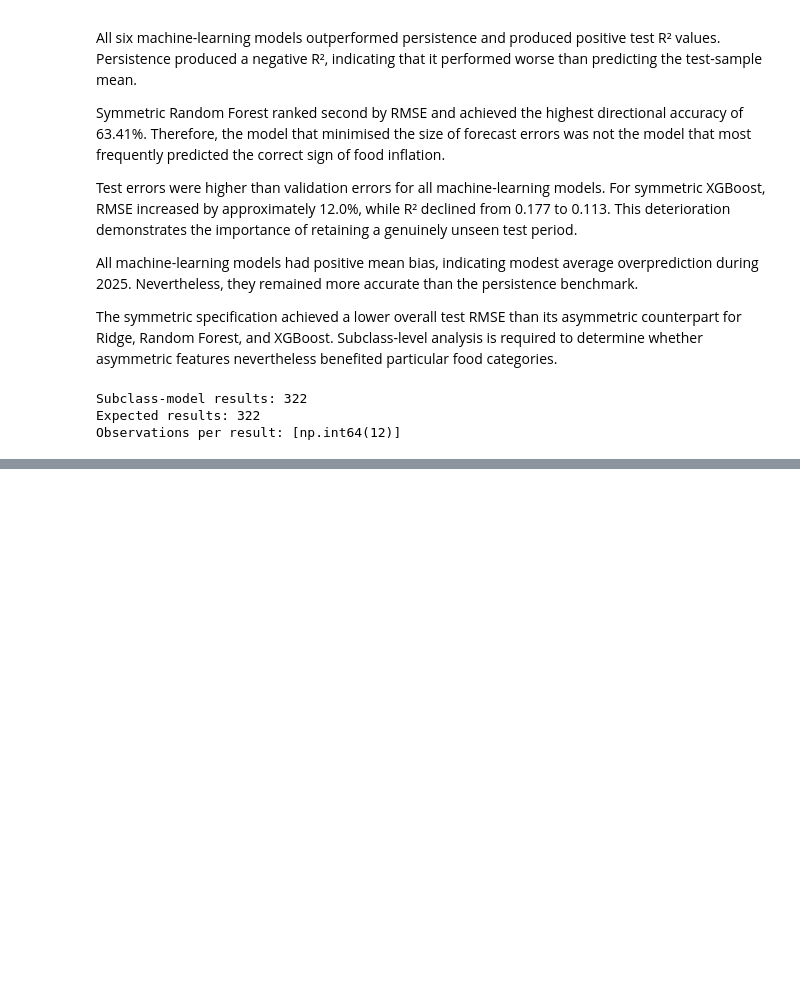
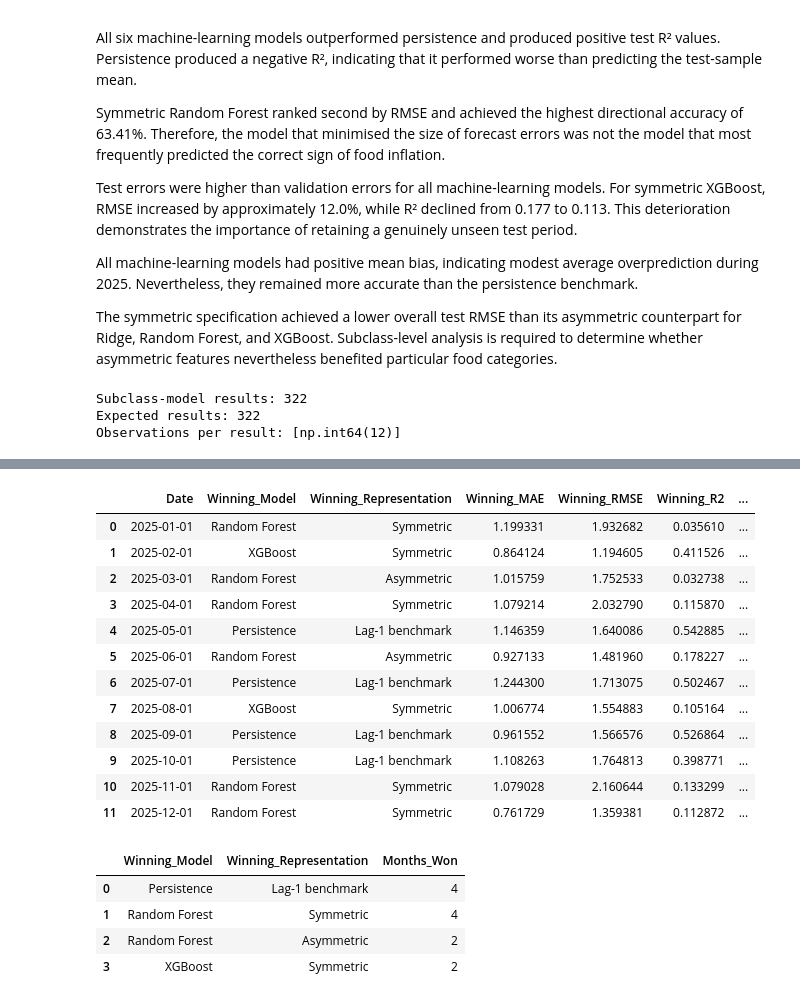
Before and after one commit to MasindiManaga/ERPT_ML_Research, a Jupyter notebook: notebooks/09_Machine_Learning_Evaluation_and_Comparison.ipynb, the cells around one changed output, grey strips where cells are left out. Saved outputs shown, nothing was run; the diff lists cells and outputs as text; code cells hidden in the pictures; blank space fills up the shorter version.

```diff
--- a/notebooks/09_Machine_Learning_Evaluation_and_Comparison.ipynb
+++ b/notebooks/09_Machine_Learning_Evaluation_and_Comparison.ipynb
@@ -706,0 +757,66 @@ Largest asymmetric improvements:
+# %%
+# identify the lowest-RMSE forecast in each month
+monthly_winners = (
+    monthly_model_results.sort_values(
+        ["Date", "RMSE", "MAE"]
+    )
+    .drop_duplicates(subset=["Date"], keep="first")
+    .rename(
+        columns={
+            "Model": "Winning_Model",
+            "Representation": "Winning_Representation",
+            "MAE": "Winning_MAE",
+            "RMSE": "Winning_RMSE",
+            "R2": "Winning_R2",
+            "Directional_Accuracy_Pct": (
+                "Winning_Directional_Accuracy_Pct"
+            ),
+        }
+    )
+    [
+        [
+            "Date",
+            "Winning_Model",
+            "Winning_Representation",
+            "Winning_MAE",
+            "Winning_RMSE",
+            "Winning_R2",
+            "Winning_Directional_Accuracy_Pct",
+        ]
+    ]
+    .sort_values("Date")
+    .reset_index(drop=True)
+)
+
+monthly_winner_summary = (
+    monthly_winners.groupby(
+        ["Winning_Model", "Winning_Representation"],
+        as_index=False,
+    )
+    .size()
+    .rename(columns={"size": "Months_Won"})
+    .sort_values("Months_Won", ascending=False)
+    .reset_index(drop=True)
+)
+
+display(monthly_winners)
+display(monthly_winner_summary)
+# %% [output]
+|  | Date | Winning_Model | Winning_Representation | Winning_MAE | Winning_RMSE | Winning_R2 | ... |
+| 0 | 2025-01-01 | Random Forest | Symmetric | 1.199331 | 1.932682 | 0.035610 | ... |
+| 1 | 2025-02-01 | XGBoost | Symmetric | 0.864124 | 1.194605 | 0.411526 | ... |
+| 2 | 2025-03-01 | Random Forest | Asymmetric | 1.015759 | 1.752533 | 0.032738 | ... |
+| 3 | 2025-04-01 | Random Forest | Symmetric | 1.079214 | 2.032790 | 0.115870 | ... |
+| 4 | 2025-05-01 | Persistence | Lag-1 benchmark | 1.146359 | 1.640086 | 0.542885 | ... |
+| 5 | 2025-06-01 | Random Forest | Asymmetric | 0.927133 | 1.481960 | 0.178227 | ... |
+| 6 | 2025-07-01 | Persistence | Lag-1 benchmark | 1.244300 | 1.713075 | 0.502467 | ... |
+| 7 | 2025-08-01 | XGBoost | Symmetric | 1.006774 | 1.554883 | 0.105164 | ... |
+| 8 | 2025-09-01 | Persistence | Lag-1 benchmark | 0.961552 | 1.566576 | 0.526864 | ... |
+| 9 | 2025-10-01 | Persistence | Lag-1 benchmark | 1.108263 | 1.764813 | 0.398771 | ... |
+| 10 | 2025-11-01 | Random Forest | Symmetric | 1.079028 | 2.160644 | 0.133299 | ... |
+| 11 | 2025-12-01 | Random Forest | Symmetric | 0.761729 | 1.359381 | 0.112872 | ... |
+|  | Winning_Model | Winning_Representation | Months_Won |
+| 0 | Persistence | Lag-1 benchmark | 4 |
+| 1 | Random Forest | Symmetric | 4 |
+| 2 | Random Forest | Asymmetric | 2 |
+| 3 | XGBoost | Symmetric | 2 |
```
Also changed, not shown: parts of 13 cells of this notebook.
